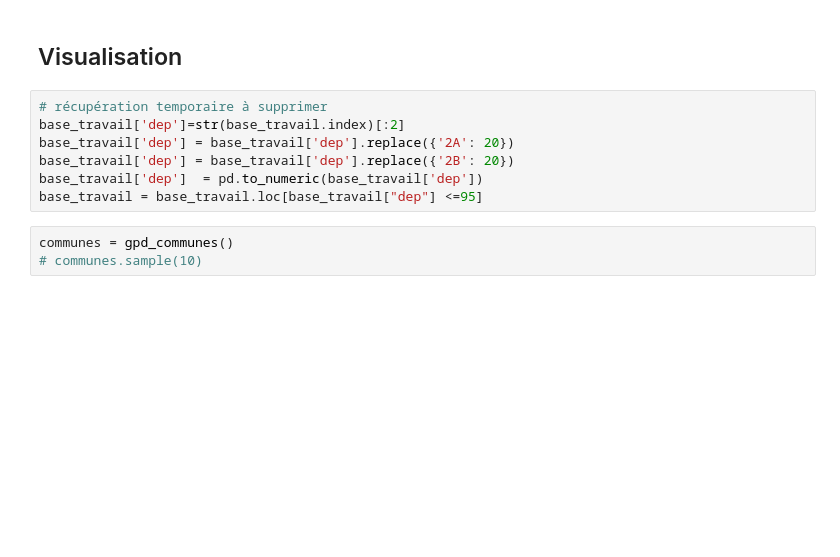
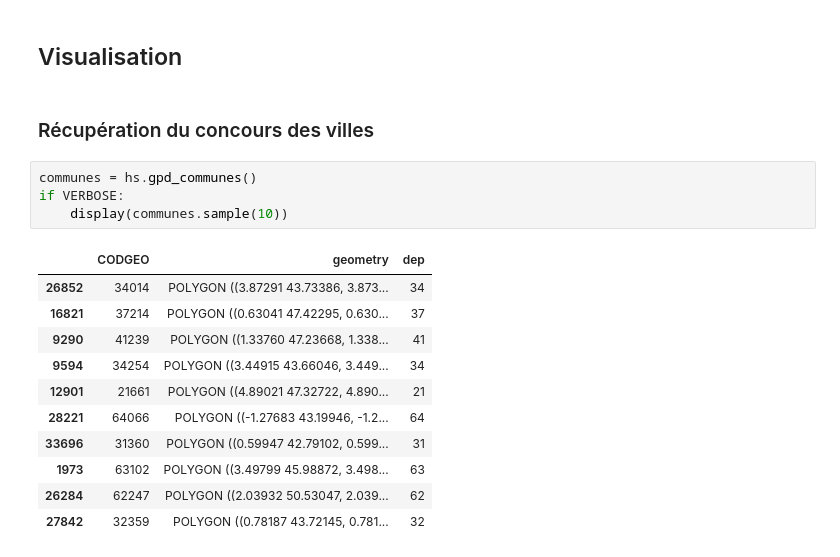
Before and after one commit to LeoMaurice/SportsParticipationEconomicGeographic, a Jupyter notebook: rendu.ipynb, the cells around one changed output. Drawn from its saved outputs; the diff is of its cells as text; blank space fills up the shorter version.

```diff
--- a/rendu.ipynb
+++ b/rendu.ipynb
@@ -270,12 +310,20 @@ if VERBOSE :
 # %% [markdown]
 ## Visualisation
-# %%
-# récupération temporaire à supprimer
-base_travail['dep']=str(base_travail.index)[:2]
-base_travail['dep'] = base_travail['dep'].replace({'2A': 20})
-base_travail['dep'] = base_travail['dep'].replace({'2B': 20})
-base_travail['dep']  = pd.to_numeric(base_travail['dep'])
-base_travail = base_travail.loc[base_travail["dep"] <=95]
+# %% [markdown]
+### Récupération du concours des villes
 # %%
-communes = gpd_communes()
-# communes.sample(10)
+communes = hs.gpd_communes()
+if VERBOSE:
+    display(communes.sample(10))
+# %% [output]
+|  | CODGEO | geometry | dep |
+| 26852 | 34014 | POLYGON ((3.87291 43.73386, 3.873... | 34 |
+| 16821 | 37214 | POLYGON ((0.63041 47.42295, 0.630... | 37 |
+| 9290 | 41239 | POLYGON ((1.33760 47.23668, 1.338... | 41 |
+| 9594 | 34254 | POLYGON ((3.44915 43.66046, 3.449... | 34 |
+| 12901 | 21661 | POLYGON ((4.89021 47.32722, 4.890... | 21 |
+| 28221 | 64066 | POLYGON ((-1.27683 43.19946, -1.2... | 64 |
+| 33696 | 31360 | POLYGON ((0.59947 42.79102, 0.599... | 31 |
+| 1973 | 63102 | POLYGON ((3.49799 45.98872, 3.498... | 63 |
+| 26284 | 62247 | POLYGON ((2.03932 50.53047, 2.039... | 62 |
+| 27842 | 32359 | POLYGON ((0.78187 43.72145, 0.781... | 32 |
```
Also changed, not shown: parts of 23 cells of this notebook, 4 other files.
